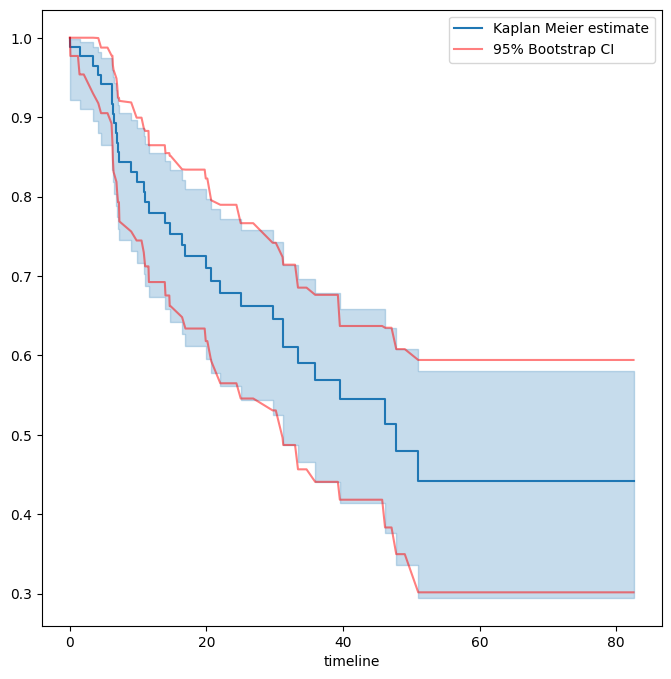
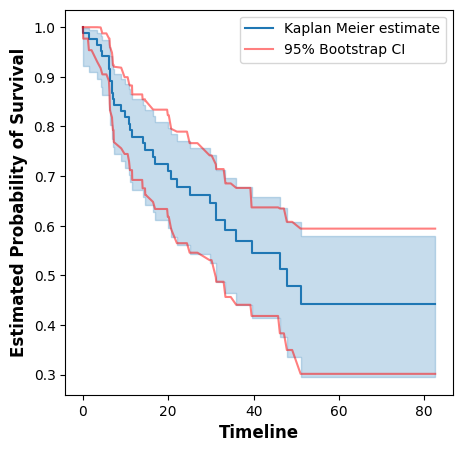
Code edit (unified diff) that turned the first committed figure into the second:
--- before
+++ after
@@ -1,4 +1,4 @@
 # Plot & compare both CIs
-fig, ax = subplots(figsize=(8,8))
+fig, ax = subplots(figsize=(5,5))
 km = KaplanMeierFitter()
 km_brain = km.fit(brain_cancer['time'], brain_cancer['status'])
@@ -17,3 +17,5 @@
     alpha=0.5
 )
-plt.legend();
+plt.legend()
+plt.ylabel('Estimated Probability of Survival', **label_args)
+plt.xlabel('Timeline', **label_args);

Commit: updating images